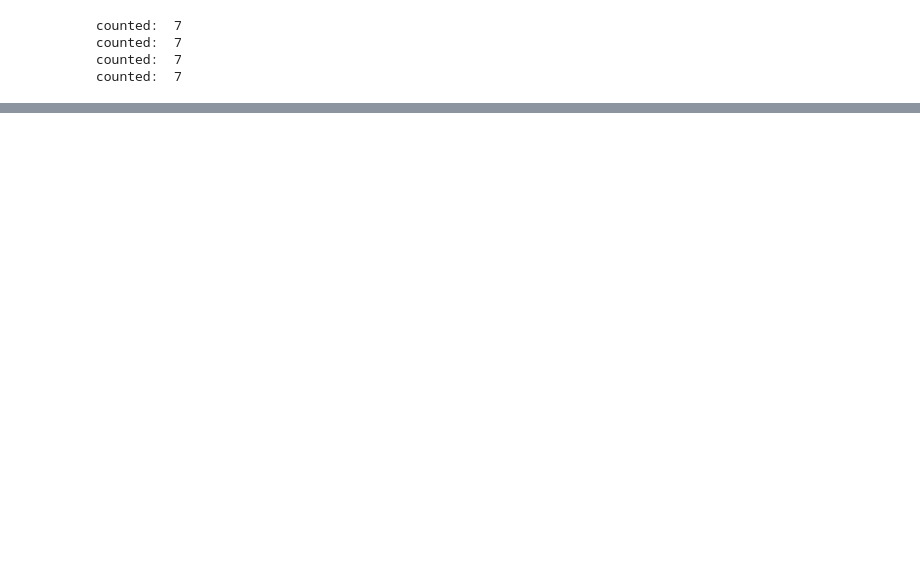
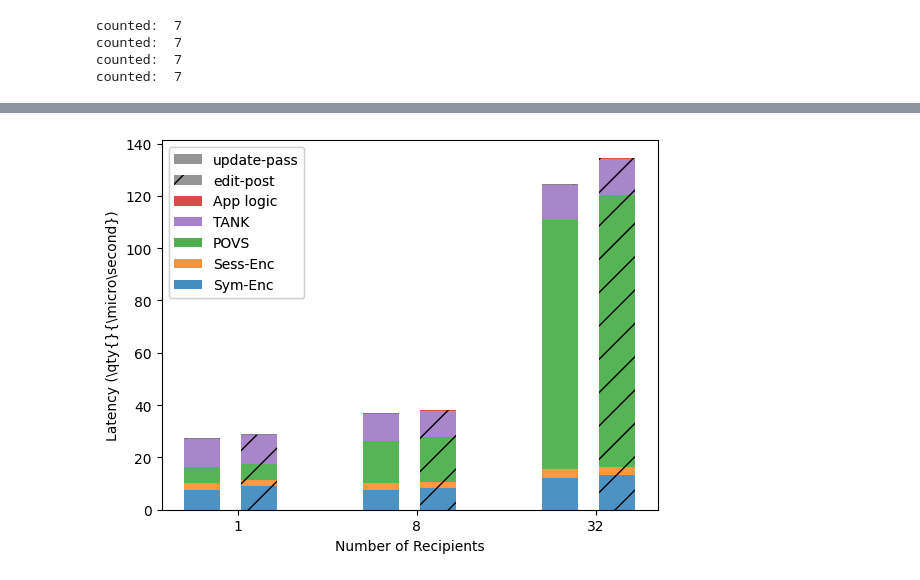
Before and after one commit to princeton-sns/scuba, a Jupyter notebook: client-bench/gen_figures.ipynb, the cells around one changed output, grey strips where cells are left out. Drawn from its saved outputs; the diff is of its cells as text; code cells hidden in the pictures; blank space fills up the shorter version.

```diff
--- a/client-bench/gen_figures.ipynb
+++ b/client-bench/gen_figures.ipynb
@@ -344,0 +215,4 @@ plot_clustered_stacked([recv_update_pass_df, recv_edit_post_df],["update_pass",
+# %%
+plot_clustered_stacked_barchart(recv_update_pass_df, recv_edit_post_df, "recv_bargraph.tikz.tex")
+# %% [output]
+[figure, added]
```
Also changed, not shown: parts of 13 cells of this notebook, 2 other files.
